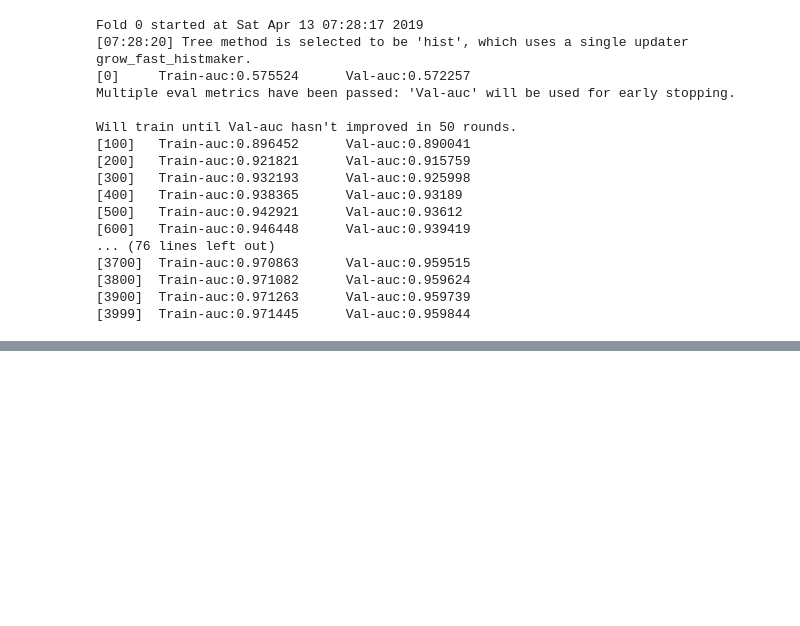
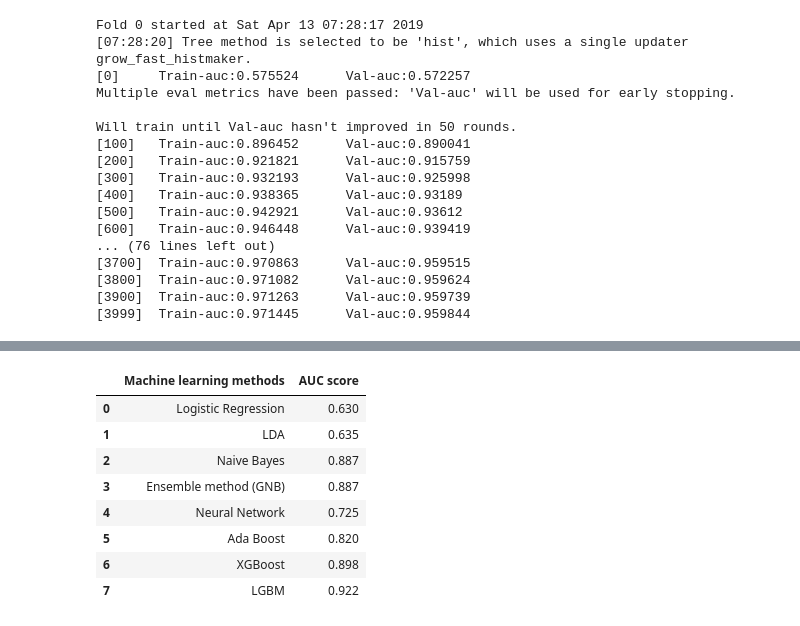
Before and after one commit to mancunian1792/DS5220, a Jupyter notebook: DS5220_project_ajeya.ipynb, the cells around one changed output, grey strips where cells are left out. Cells and saved outputs as stored; diff of their text form; code cells hidden in the pictures; blank space fills up the shorter version.

```diff
--- a/DS5220_project_ajeya.ipynb
+++ b/DS5220_project_ajeya.ipynb
@@ -479,0 +514,12 @@ Will train until Val-auc hasn't improved in 50 rounds.
+# %%
+df[0:]
+# %% [output]
+|  | Machine learning methods | AUC score |
+| 0 | Logistic Regression | 0.630 |
+| 1 | LDA | 0.635 |
+| 2 | Naive Bayes | 0.887 |
+| 3 | Ensemble method (GNB) | 0.887 |
+| 4 | Neural Network | 0.725 |
+| 5 | Ada Boost | 0.820 |
+| 6 | XGBoost | 0.898 |
+| 7 | LGBM | 0.922 |
```
Also changed, not shown: parts of 7 cells of this notebook, 1 other file.
